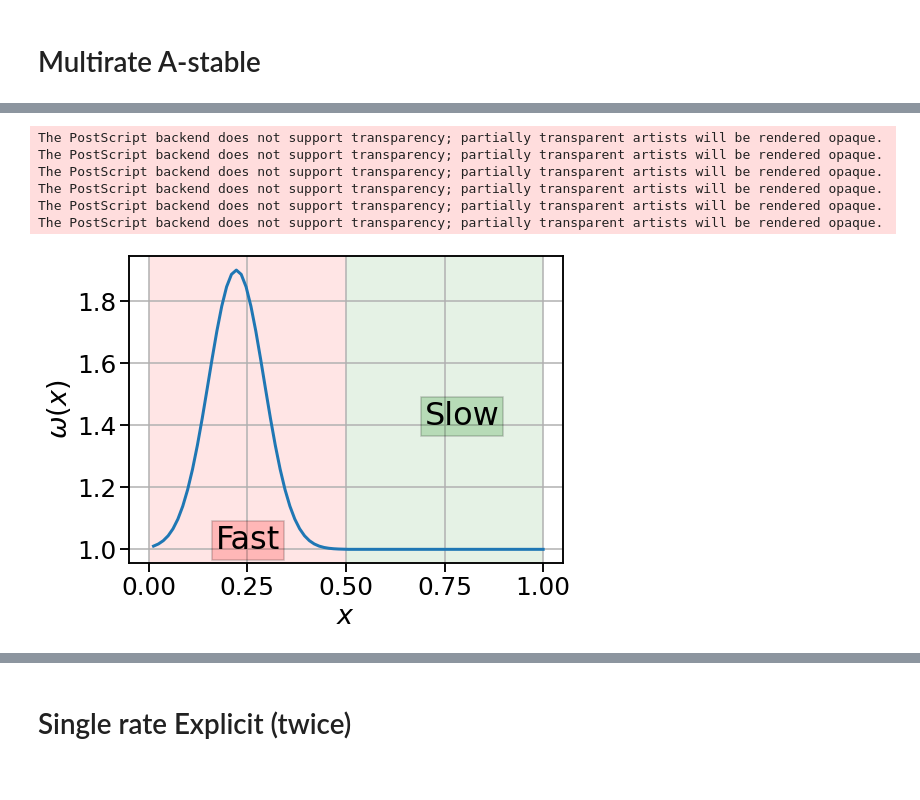
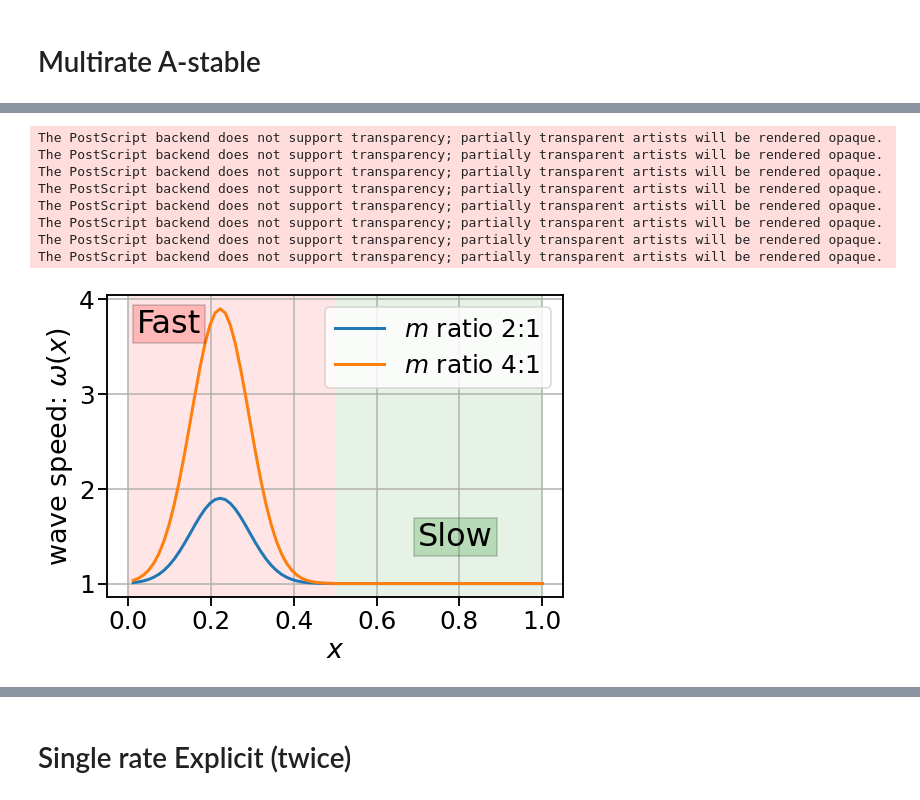
Before and after one commit to emconsta/desolve, a Jupyter notebook: notebooks/TestMRIMEXAdvectionDiffusionPaperPlots.ipynb, the cells around one changed output, grey strips where cells are left out. Cells and saved outputs as stored; diff of their text form; code cells hidden in the pictures.

```diff
--- a/notebooks/TestMRIMEXAdvectionDiffusionPaperPlots.ipynb
+++ b/notebooks/TestMRIMEXAdvectionDiffusionPaperPlots.ipynb
@@ -26,6 +26,7 @@ mx=81
 FLUX_TYPE=2
 
 
+Flux_M=None
 if(FLUX_TYPE==1):
     Flux_c=1.
     Flux_cv=np.zeros((1,mx))
@@ -36,8 +37,11 @@ elif(FLUX_TYPE==2):
     shift=3
 
     Flux_cv=np.zeros((1,mx))
+    Flux_M=np.zeros((1,mx))
     Flux_cv[0,:]=1.
+    Flux_M[0,:]=1.
     Flux_cv[0,(0+shift):(nF-shift)]=2.
+    Flux_M[0,(0+shift):(nF-shift)]=4.
 elif(FLUX_TYPE==3):
     pass
 else:
@@ -61,6 +65,7 @@ if(FLUX_TYPE==2):
     x_coord=problem_setup['context']['x_coord']
     #Flux_cv[0,(0):(nF)]=1.+np.sin(2*np.pi*x_coord[(0):(nF)])
     Flux_cv[0,(0):(nF)]=1.+0.9*np.exp(-((x_coord[(0):(nF)]-x_coord[nF//2-3])**2)*1.25*mx)
+    Flux_M[0,(0):(nF)]=1.+2.9*np.exp(-((x_coord[(0):(nF)]-x_coord[nF//2-3])**2)*1.25*mx)
 if(FLUX_TYPE==3):
     Flux_cv[0,:]=x_coord[:]
 
@@ -180,25 +185,40 @@ ct =
 # %%
 if(PLOT_FLUX):
     fig = plt.figure(figsize=AspectRatio)
-    plt.plot(x_coord,np.squeeze(Flux_cv),lw=3)
+    plt.plot(x_coord,np.squeeze(Flux_cv),lw=3,label=r'$m$ ratio 2:1')
+    plt.plot(x_coord,np.squeeze(Flux_M),lw=3,label=r'$m$ ratio 4:1')
     plt.xlabel(r'$x$')
-    plt.ylabel(r'$\omega(x)$')
+    plt.ylabel(r'wave speed: $\omega(x)$')
     plt.grid('both')
+    plt.legend()
     ax_list = fig.axes
     ax_list[0].axvspan(0, 0.5, facecolor='red', alpha=0.1)
     FS=32
-    plt.text(0.17, 1, 'Fast', fontsize=FS,bbox=dict(facecolor='red', alpha=0.2))
+    plt.text(0.02, 3.65, 'Fast', fontsize=FS,bbox=dict(facecolor='red', alpha=0.2))
     ax_list[0].axvspan(0.5, 1., facecolor='green', alpha=0.1)
     plt.text(0.7, 1.4, 'Slow', fontsize=FS,bbox=dict(facecolor='green', alpha=0.2))
     plt.tight_layout()
     plt.savefig('flux-function.png')
     plt.savefig('flux-function.eps')
     plt.show()
+
+
+
+
+
+    #fig.tight_layout()
+    #plt.axis('tight')
+    #plt.xlim([0,1])
+    #plt.savefig('flux-function.png')
+    #plt.savefig('flux-function.eps')
+    #plt.show()
 # %% [output]
 The PostScript backend does not support transparency; partially transparent artists will be rendered opaque.
 The PostScript backend does not support transparency; partially transparent artists will be rendered opaque.
 The PostScript backend does not support transparency; partially transparent artists will be rendered opaque.
 The PostScript backend does not support transparency; partially transparent artists will be rendered opaque.
 The PostScript backend does not support transparency; partially transparent artists will be rendered opaque.
 The PostScript backend does not support transparency; partially transparent artists will be rendered opaque.
+The PostScript backend does not support transparency; partially transparent artists will be rendered opaque.
+The PostScript backend does not support transparency; partially transparent artists will be rendered opaque.
-[figure, old version]
+[figure, new version]
```
Also changed, not shown: parts of 7 cells of this notebook, 1 other file.
